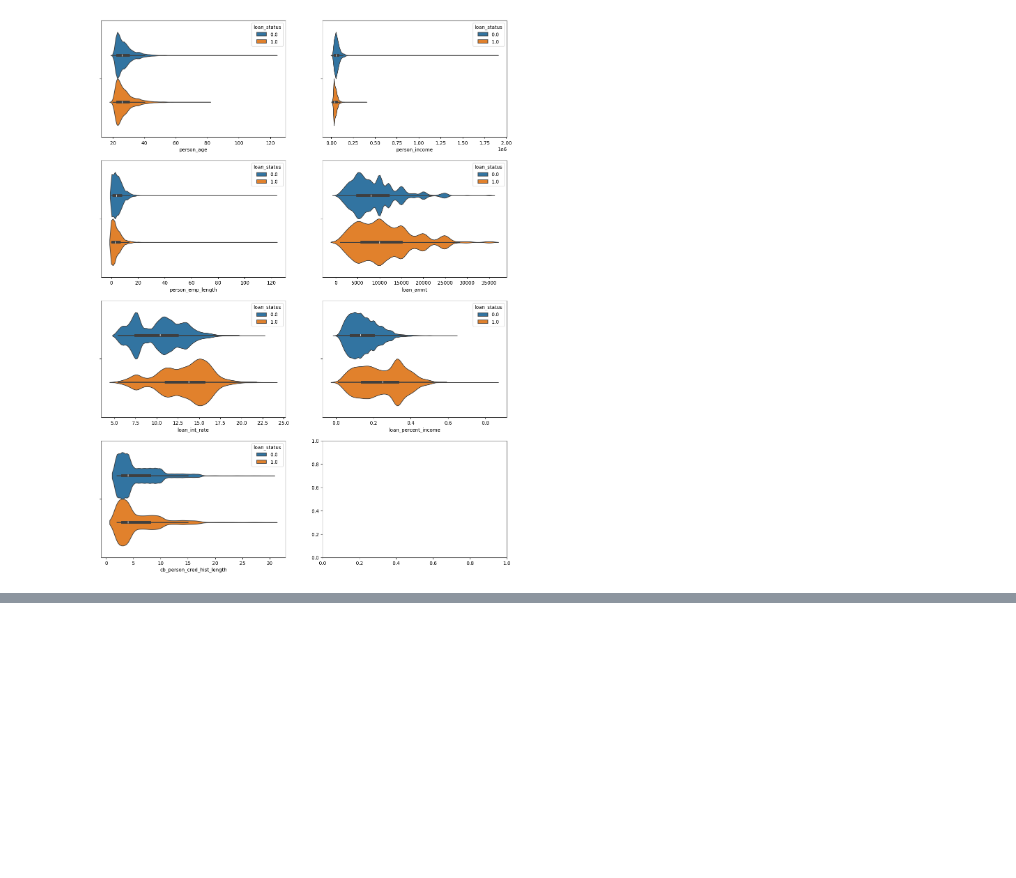
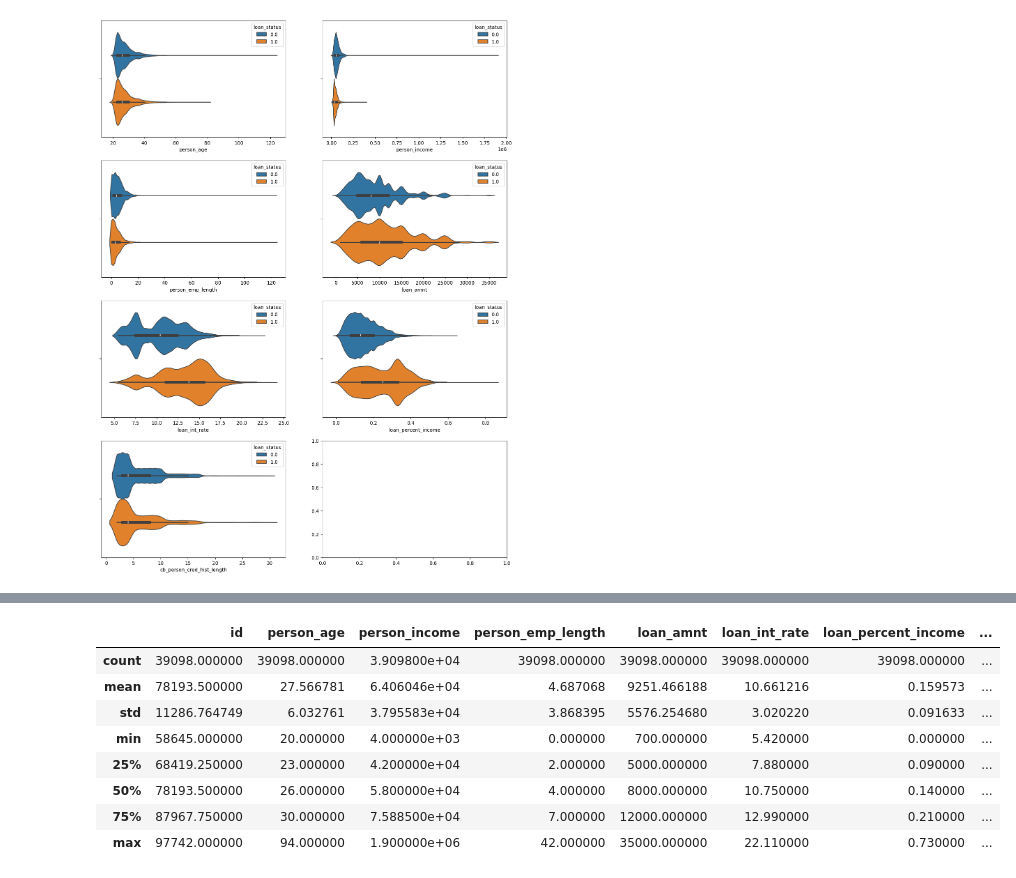
Before and after one commit to LoneCoder21/Loan-Approval, a Jupyter notebook: Classification/Loan Approval/loan_approval.ipynb, the cells around one changed output, grey strips where cells are left out. Cells and saved outputs as stored; diff of their text form; code cells hidden in the pictures; blank space fills up the shorter version.

```diff
--- a/Classification/Loan Approval/loan_approval.ipynb
+++ b/Classification/Loan Approval/loan_approval.ipynb
@@ -162,0 +175,12 @@ sns.violinplot(data, x="cb_person_cred_hist_length",hue=target_column,ax=axs[3][
+# %%
+test.describe()
+# %% [output]
+|  | id | person_age | person_income | person_emp_length | loan_amnt | loan_int_rate | loan_percent_income | ... |
+| count | 39098.000000 | 39098.000000 | 3.909800e+04 | 39098.000000 | 39098.000000 | 39098.000000 | 39098.000000 | ... |
+| mean | 78193.500000 | 27.566781 | 6.406046e+04 | 4.687068 | 9251.466188 | 10.661216 | 0.159573 | ... |
+| std | 11286.764749 | 6.032761 | 3.795583e+04 | 3.868395 | 5576.254680 | 3.020220 | 0.091633 | ... |
+| min | 58645.000000 | 20.000000 | 4.000000e+03 | 0.000000 | 700.000000 | 5.420000 | 0.000000 | ... |
+| 25% | 68419.250000 | 23.000000 | 4.200000e+04 | 2.000000 | 5000.000000 | 7.880000 | 0.090000 | ... |
+| 50% | 78193.500000 | 26.000000 | 5.800000e+04 | 4.000000 | 8000.000000 | 10.750000 | 0.140000 | ... |
+| 75% | 87967.750000 | 30.000000 | 7.588500e+04 | 7.000000 | 12000.000000 | 12.990000 | 0.210000 | ... |
+| max | 97742.000000 | 94.000000 | 1.900000e+06 | 42.000000 | 35000.000000 | 22.110000 | 0.730000 | ... |
```
Also changed, not shown: parts of 3 cells of this notebook.
